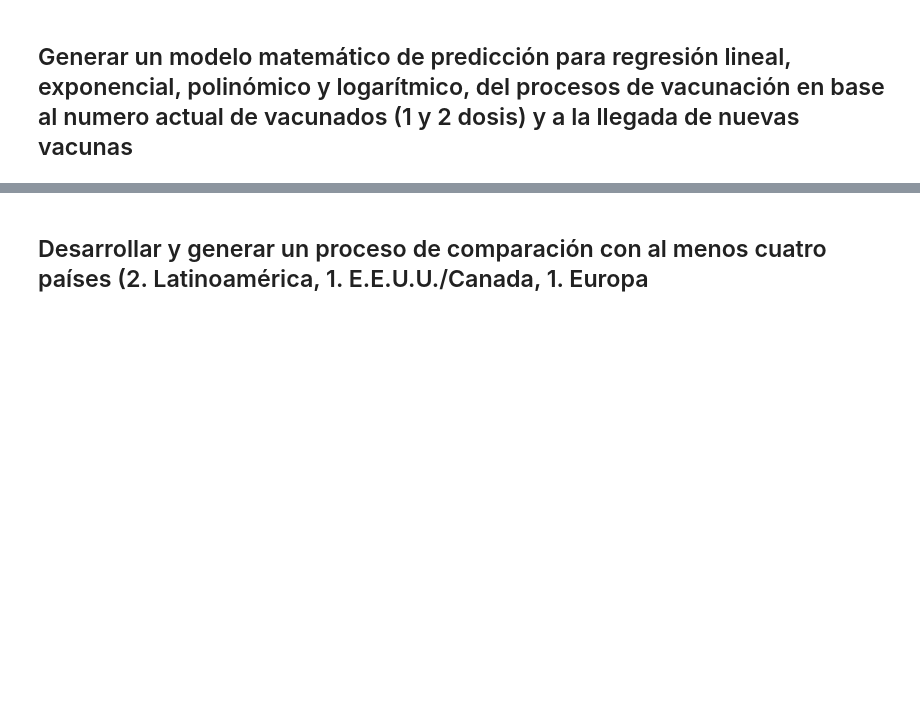
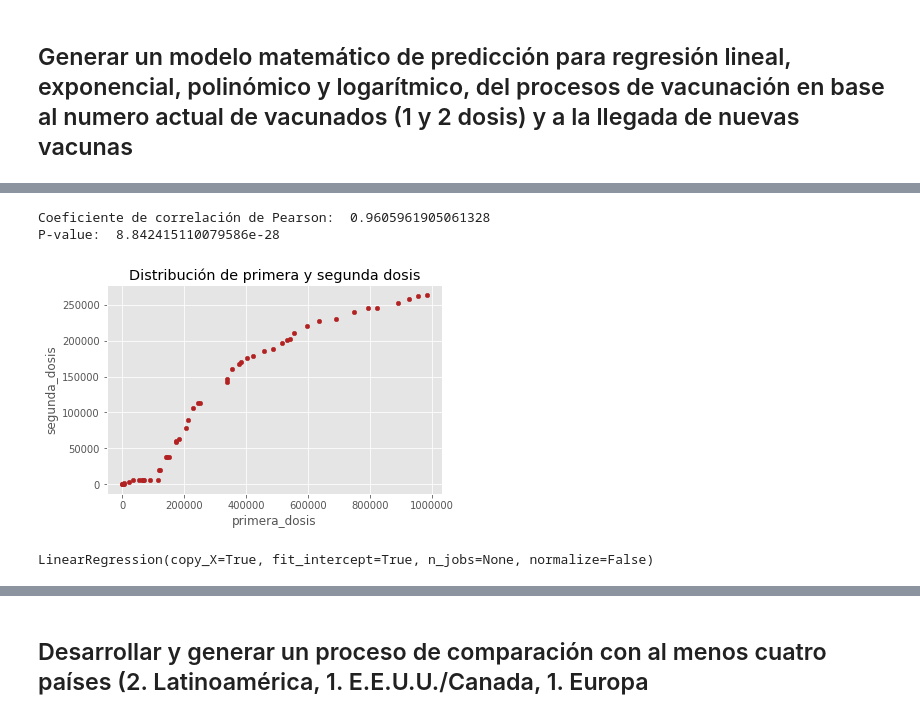
Before and after one commit to Vinicio-Veletanga/Simulacion-DiegoQuisi, a Jupyter notebook: PruebaSimulacion.ipynb, the cells around one changed output, grey strips where cells are left out. Saved outputs shown, nothing was run; the diff lists cells and outputs as text; code cells hidden in the pictures; blank space fills up the shorter version.

```diff
--- a/PruebaSimulacion.ipynb
+++ b/PruebaSimulacion.ipynb
@@ -184,0 +225,43 @@ print(prediccion_siguiente)
+# %%
+# Gráfico de Dosis
+# ==============================================================================
+fig, ax = plt.subplots(figsize=(6, 3.84))
+
+# plt.barh(df_dosis['primera_dosis'][1:], df_fa['segunda_dosis'][1:])
+df_dosis.plot(
+    x    = 'primera_dosis',
+    y    = 'segunda_dosis',
+    c    = 'firebrick',
+    kind = "scatter",
+    ax   = ax
+)
+ax.set_title('Distribución de primera y segunda dosis');
+# Correlación lineal entre las dos variables
+# ==============================================================================
+corr_test = pearsonr(x = df_dosis['primera_dosis'], y =  df_dosis['segunda_dosis'])
+print("Coeficiente de correlación : ", corr_test[0])
+print("P-value: ", corr_test[1])
+# %% [output]
+Coeficiente de correlación de Pearson:  0.9605961905061328
+P-value:  8.842415110079586e-28
+[figure, added]
+# %%
+# División de los datos en train y test
+# ==============================================================================
+X = df_dosis[['primera_dosis']]
+y = df_dosis['segunda_dosis']
+
+X_train, X_test, y_train, y_test = train_test_split(
+                                        X.values.reshape(-1,1),
+                                        y.values.reshape(-1,1),
+                                        train_size   = 0.8,
+                                        random_state = 1234,
+                                        shuffle      = True
+                                    )
+
+# Creación del modelo
+# ==============================================================================
+modelo = LinearRegression()
+modelo.fit(X = X_train.reshape(-1, 1), y = y_train)
+# %% [output]
+LinearRegression(copy_X=True, fit_intercept=True, n_jobs=None, normalize=False)
```
Also changed, not shown: parts of 12 cells of this notebook, 2 other files.
